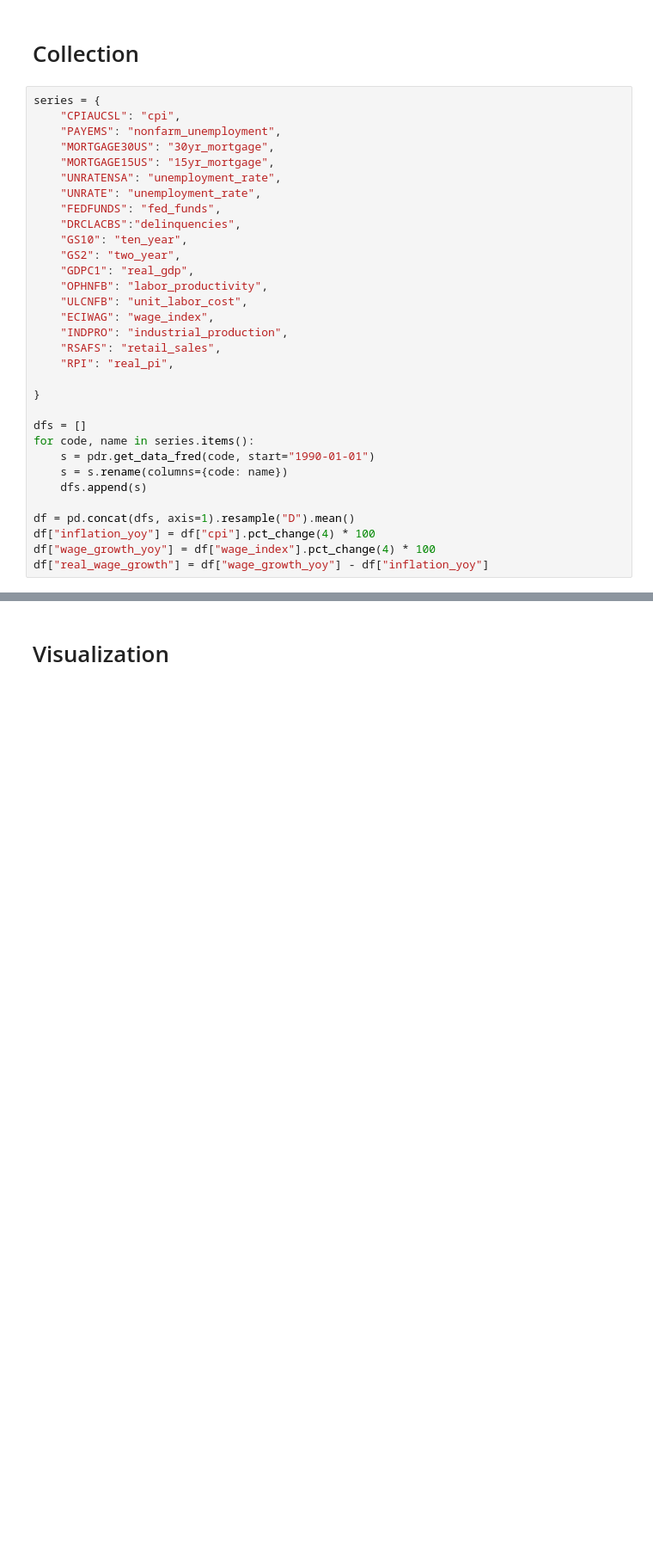
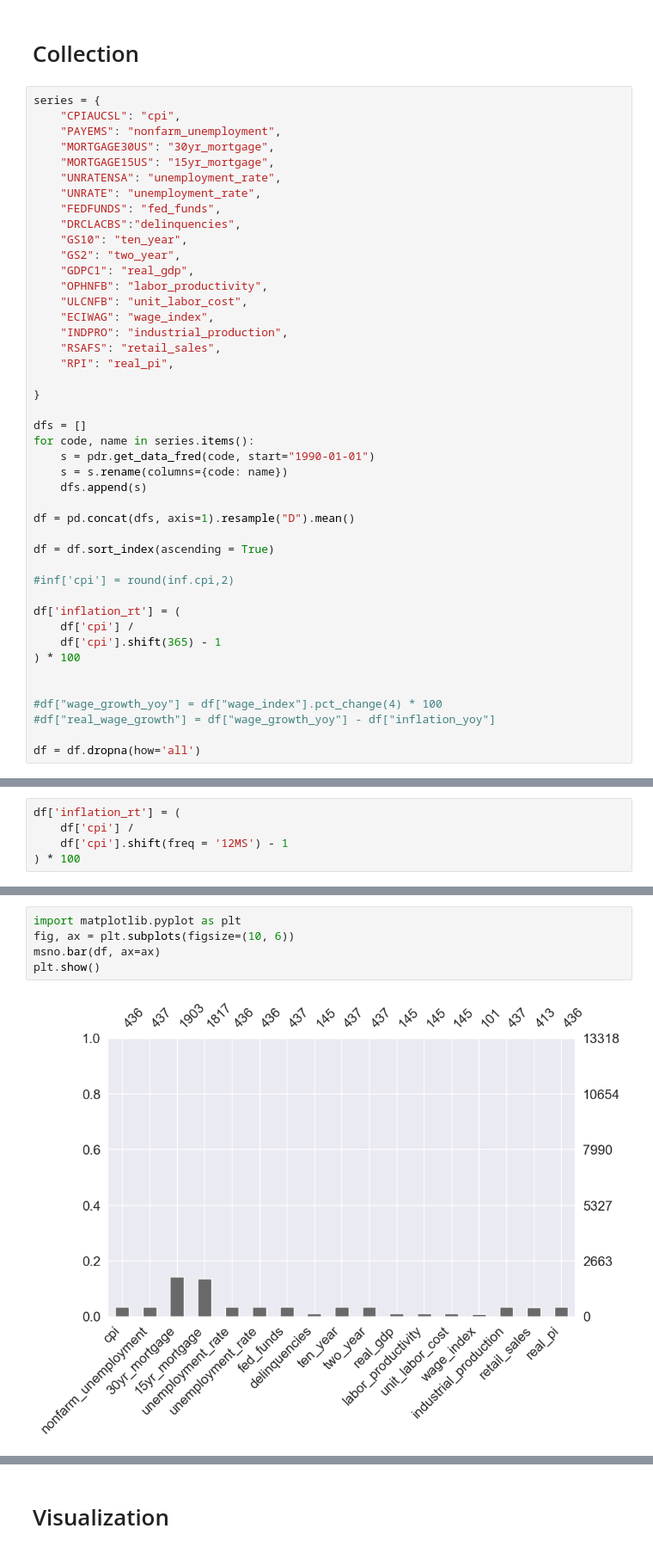
Before and after one commit to pval108/economic-review, a Jupyter notebook: economics.ipynb, the cells around one changed output, grey strips where cells are left out. Shown at 86% size. Cells and saved outputs as stored; diff of their text form; blank space fills up the shorter version.

```diff
--- a/economics.ipynb
+++ b/economics.ipynb
@@ -44,6 +44,18 @@ for code, name in series.items():
     dfs.append(s)
 
 df = pd.concat(dfs, axis=1).resample("D").mean()
-df["inflation_yoy"] = df["cpi"].pct_change(4) * 100
-df["wage_growth_yoy"] = df["wage_index"].pct_change(4) * 100
-df["real_wage_growth"] = df["wage_growth_yoy"] - df["inflation_yoy"]
+
+df = df.sort_index(ascending = True)
+
+#inf['cpi'] = round(inf.cpi,2)
+
+df['inflation_rt'] = (
+    df['cpi'] /
+    df['cpi'].shift(365) - 1
+) * 100
+
+
+#df["wage_growth_yoy"] = df["wage_index"].pct_change(4) * 100
+#df["real_wage_growth"] = df["wage_growth_yoy"] - df["inflation_yoy"]
+
+df = df.dropna(how='all')
@@ -68,0 +120,5 @@ df.shape
+# %%
+df['inflation_rt'] = (
+    df['cpi'] /
+    df['cpi'].shift(freq = '12MS') - 1
+) * 100
@@ -68,0 +131,7 @@ df.shape
+# %%
+import matplotlib.pyplot as plt
+fig, ax = plt.subplots(figsize=(10, 6))
+msno.bar(df, ax=ax)
+plt.show()
+# %% [output]
+[figure, added]
```
Also changed, not shown: parts of 37 cells of this notebook.
